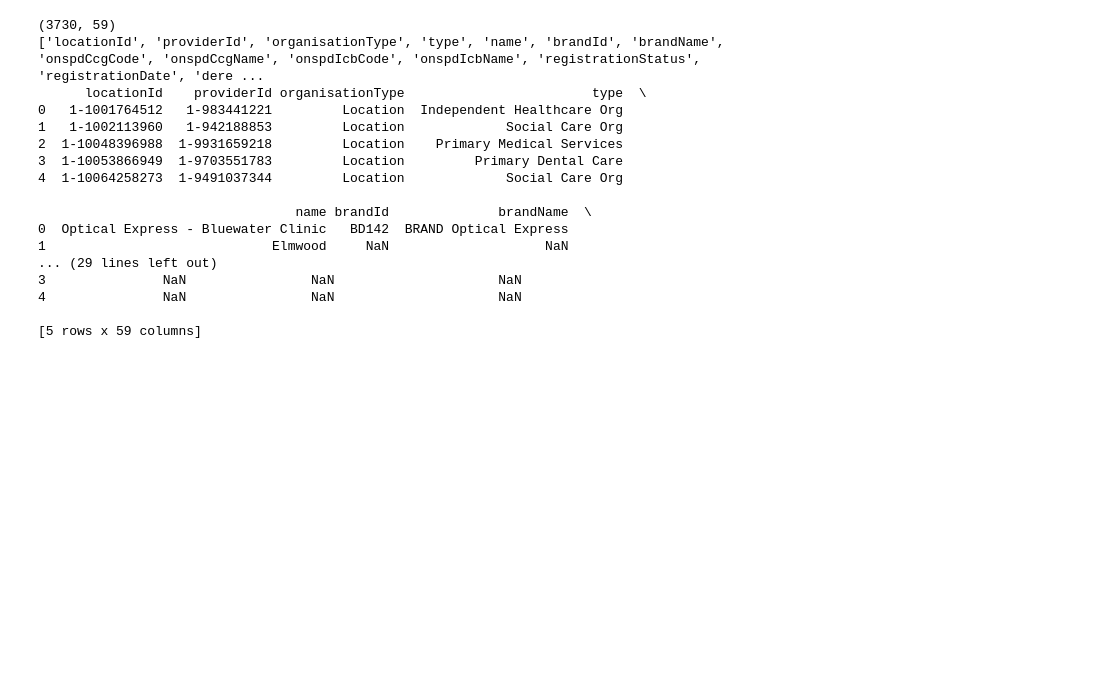
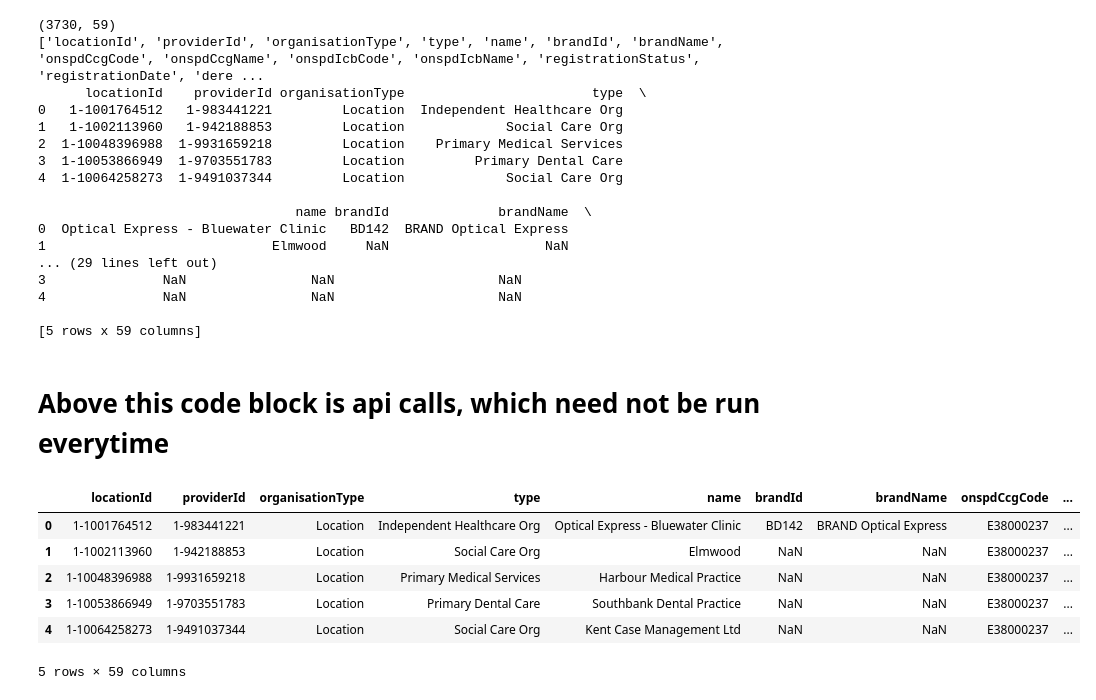
Before and after one commit to AshutoshJani/market-intelligence-home-safe, a Jupyter notebook: main.ipynb, the cells around one changed output. Saved outputs shown, nothing was run; the diff lists cells and outputs as text; code cells hidden in the pictures; blank space fills up the shorter version.

```diff
--- a/main.ipynb
+++ b/main.ipynb
@@ -415,3 +415,27 @@ print(kent_df.head())
 4               NaN                NaN                     NaN
 
 [5 rows x 59 columns]
+# %% [markdown]
+# Above this code block is api calls, which need not be run everytime
+# %%
+import pandas as pd
+
+if open("kent_care_homes_flattened.csv", "r", encoding="utf-8-sig").read().strip() == "":
+    print("Kent CSV is empty")
+else:
+    kent_df = pd.read_csv("kent_care_homes_flattened.csv", encoding="utf-8-sig")
+
+if open("medway_care_homes_flattened.csv", "r", encoding="utf-8-sig").read().strip() == "":
+    print("Medway CSV is empty")
+else:
+    medway_df = pd.read_csv("medway_care_homes_flattened.csv", encoding="utf-8-sig")
+
+kent_df.head()
+# %% [output]
+|  | locationId | providerId | organisationType | type | name | brandId | brandName | onspdCcgCode | ... |
+| 0 | 1-1001764512 | 1-983441221 | Location | Independent Healthcare Org | Optical Express - Bluewater Clinic | BD142 | BRAND Optical Express | E38000237 | ... |
+| 1 | 1-1002113960 | 1-942188853 | Location | Social Care Org | Elmwood | NaN | NaN | E38000237 | ... |
+| 2 | 1-10048396988 | 1-9931659218 | Location | Primary Medical Services | Harbour Medical Practice | NaN | NaN | E38000237 | ... |
+| 3 | 1-10053866949 | 1-9703551783 | Location | Primary Dental Care | Southbank Dental Practice | NaN | NaN | E38000237 | ... |
+| 4 | 1-10064258273 | 1-9491037344 | Location | Social Care Org | Kent Case Management Ltd | NaN | NaN | E38000237 | ... |
+5 rows × 59 columns
```
Also changed, not shown: 2 other files.
